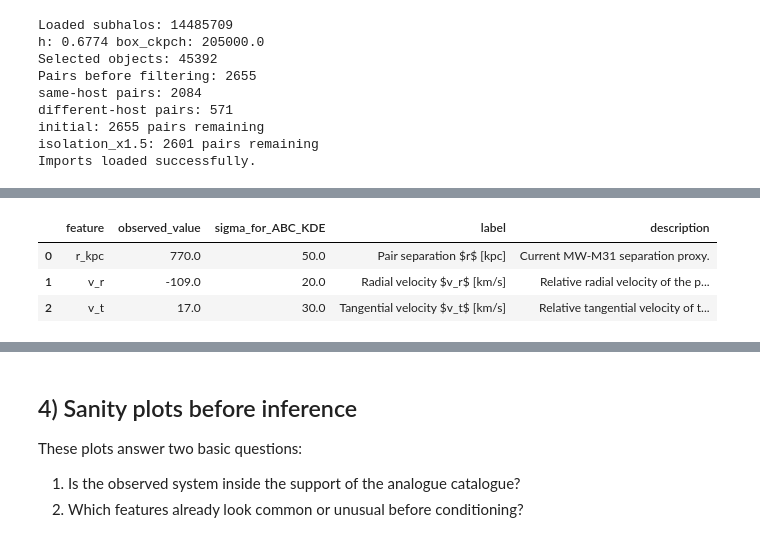
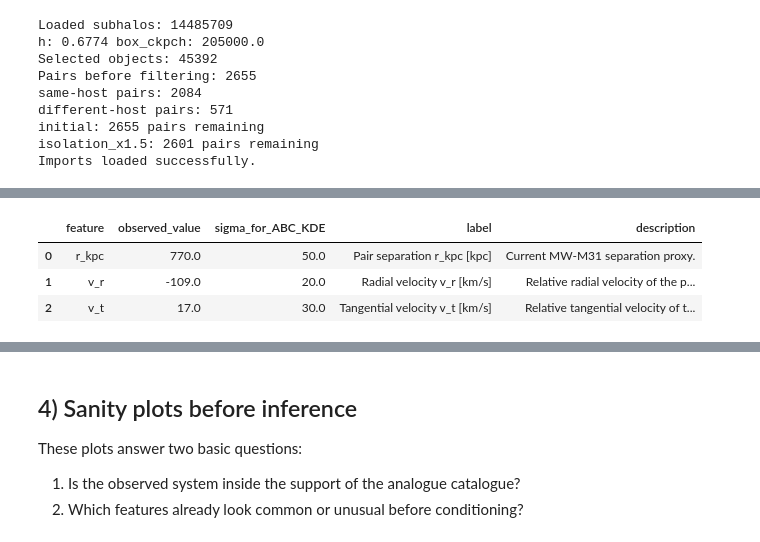
Before and after one commit to topesonen/dsp-cosmology, a Jupyter notebook: notebooks/run_compare_abc_kde_gmm_sbi.ipynb, the cells around one changed output, grey strips where cells are left out. Drawn from its saved outputs; the diff is of its cells as text; code cells hidden in the pictures.

```diff
--- a/notebooks/run_compare_abc_kde_gmm_sbi.ipynb
+++ b/notebooks/run_compare_abc_kde_gmm_sbi.ipynb
@@ -231,22 +248,21 @@ FEATURE_INFO = {
     "r_kpc": {
         "obs": 770.0,
         "sigma": 50.0,
-        "label": "Pair separation $r$ [kpc]",
+        "label": "Pair separation r_kpc [kpc]",
         "description": "Current MW-M31 separation proxy.",
     },
     "v_r": {
         "obs": -109.0,
         "sigma": 20.0,
-        "label": "Radial velocity $v_r$ [km/s]",
+        "label": "Radial velocity v_r [km/s]",
         "description": "Relative radial velocity of the pair.",
     },
     "v_t": {
         "obs": 17.0,
         "sigma": 30.0,
-        "label": "Tangential velocity $v_t$ [km/s]",
+        "label": "Tangential velocity v_t [km/s]",
         "description": "Relative tangential velocity of the pair.",
     },
-    # Optional examples. Enable only if these columns exist in the catalogue.
     "same_host": {
         "obs": 0.0,
         "sigma": 0.5,
@@ -256,26 +272,77 @@ FEATURE_INFO = {
     "mstar_big": {
         "obs": 5e10,
         "sigma": 1e10,
-        "label": "Larger stellar mass",
+        "label": "Larger stellar mass [Msun]",
         "description": "Stellar mass of the more massive member.",
     },
     "mstar_small": {
         "obs": 4e10,
         "sigma": 1e10,
-        "label": "Smaller stellar mass",
+        "label": "Smaller stellar mass [Msun]",
         "description": "Stellar mass of the less massive member.",
     },
 }
 
-# Choose the active features for the comparison.
-ACTIVE_FEATURES = ["r_kpc", "v_r", "v_t"]
+# ----------------------------
+# Recommended feature presets
+# ----------------------------
+
+FEATURE_PRESETS = {
+    "baseline_kinematics": ["r_kpc", "v_r", "v_t"],
+    "kinematics_plus_stellar_mass": ["r_kpc", "v_r", "v_t", "mstar_big", "mstar_small"],
+    "kinematics_plus_same_host": ["r_kpc", "v_r", "v_t", "same_host"],
+}
+
+# ----------------------------
+# Recommended target presets
+# ----------------------------
+
+TARGET_PRESETS = {
+    "total_dm_mass_log10": {
+        "column": "mdm_sum",
+        "log10": True,
+        "label": "Total dark-matter mass",
+        "description": "Best default scientific target.",
+    },
+    "larger_halo_dm_mass_log10": {
+        "column": "mdm_big",
+        "log10": True,
+        "label": "Larger halo dark-matter mass",
+        "description": "Dark-matter mass of the more massive member.",
+    },
+    "smaller_halo_dm_mass_log10": {
+        "column": "mdm_small",
+        "log10": True,
+        "label": "Smaller halo dark-matter mass",
+        "description": "Dark-matter mass of the less massive member.",
+    },
+    "dm_mass_ratio_log10": {
+        "column": "dm_mass_ratio",
+        "log10": True,
+        "label": "Dark-matter mass ratio",
+        "description": "max(mdm_i, mdm_j) / min(mdm_i, mdm_j)",
+    },
+    "total_stellar_mass_log10": {
+        "column": "mstar_sum",
+        "log10": True,
+        "label": "Total stellar mass",
+        "description": "Useful comparison target.",
+    },
+}
+
+# ----------------------------
+# Main user choices
+# ----------------------------
+
+FEATURE_SET_NAME = "baseline_kinematics"
+TARGET_NAME = "total_dm_mass_log10"
+
+ACTIVE_FEATURES = FEATURE_PRESETS[FEATURE_SET_NAME]
+TARGET = TARGET_PRESETS[TARGET_NAME]["column"]
+TARGET_LOG10 = TARGET_PRESETS[TARGET_NAME]["log10"]
 
 # Feature transforms, if needed.
 LOG10_FEATURES = set()
-
-# Choose the hidden quantity to infer.
-TARGET = "mdm_sum"
-TARGET_LOG10 = True
 
 # ABC config
 ABC_ACCEPT_FRAC = 0.05
@@ -318,8 +385,18 @@ config_df = pd.DataFrame([
     for name in ACTIVE_FEATURES
 ])
 
+target_df = pd.DataFrame([{
+    "target_name": TARGET_NAME,
+    "target_column": TARGET,
+    "log10": TARGET_LOG10,
+    "label": TARGET_PRESETS[TARGET_NAME]["label"],
+    "description": TARGET_PRESETS[TARGET_NAME]["description"],
+}])
+
+print("Feature preset:", FEATURE_SET_NAME)
+print("Target preset:", TARGET_NAME)
 display(config_df)
-print("TARGET =", TARGET, "| TARGET_LOG10 =", TARGET_LOG10)
+display(target_df)
 print("x_obs =", x_obs)
 print("sigma =", sigma)
 # %% [output]
@@ -326,4 +405,4 @@ print("sigma =", sigma)
 |  | feature | observed_value | sigma_for_ABC_KDE | label | description |
-| 0 | r_kpc | 770.0 | 50.0 | Pair separation $r$ [kpc] | Current MW-M31 separation proxy. |
-| 1 | v_r | -109.0 | 20.0 | Radial velocity $v_r$ [km/s] | Relative radial velocity of the p... |
-| 2 | v_t | 17.0 | 30.0 | Tangential velocity $v_t$ [km/s] | Relative tangential velocity of t... |
+| 0 | r_kpc | 770.0 | 50.0 | Pair separation r_kpc [kpc] | Current MW-M31 separation proxy. |
+| 1 | v_r | -109.0 | 20.0 | Radial velocity v_r [km/s] | Relative radial velocity of the p... |
+| 2 | v_t | 17.0 | 30.0 | Tangential velocity v_t [km/s] | Relative tangential velocity of t... |
```
Also changed, not shown: parts of 16 cells of this notebook.
